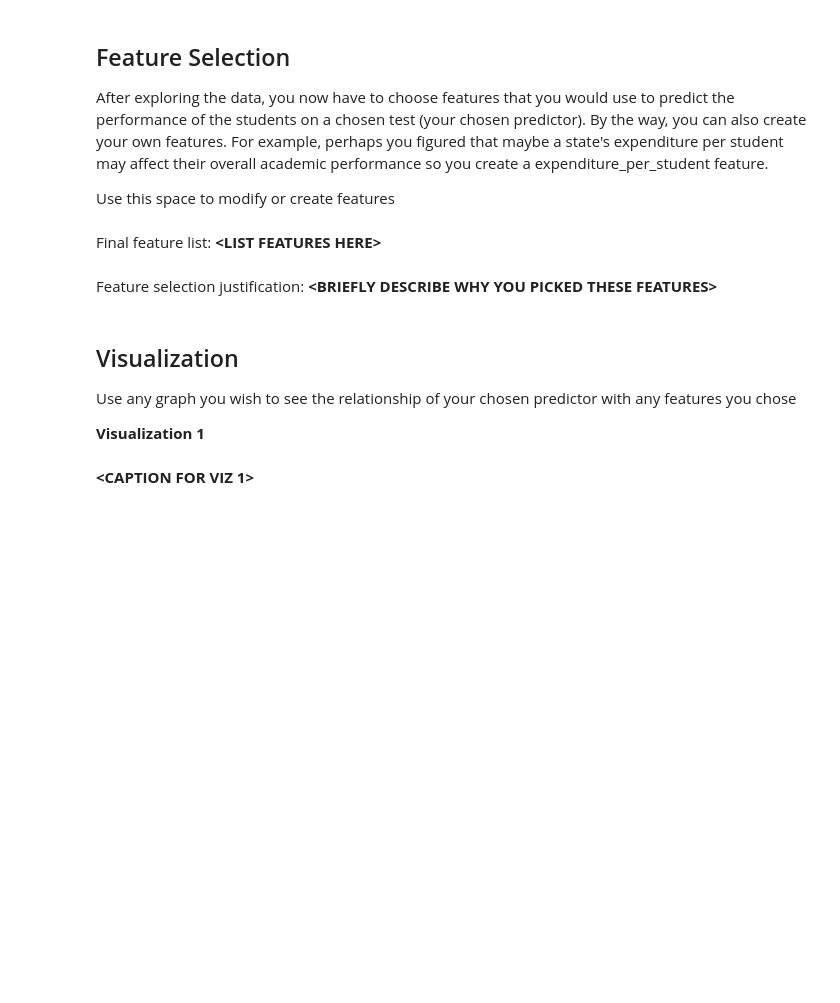
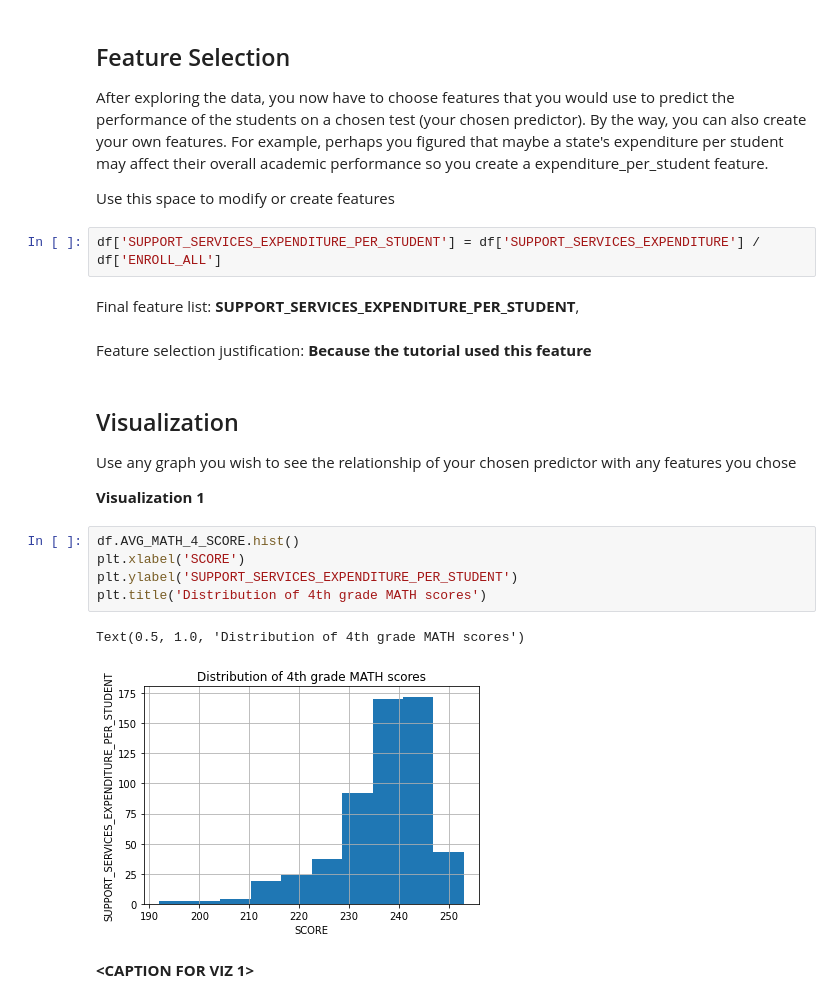
Before and after one commit to nuobeiz/MDST_Club, a Jupyter notebook: checkpoint2/checkpoint2.ipynb, the cells around one changed output. Drawn from its saved outputs; the diff is of its cells as text; blank space fills up the shorter version.

```diff
--- a/checkpoint2/checkpoint2.ipynb
+++ b/checkpoint2/checkpoint2.ipynb
@@ -131,16 +159,26 @@ print(max(df["AVG_MATH_4_SCORE"]))
 After exploring the data, you now have to choose features that you would use to predict the performance of the students on a chosen test (your chosen predictor). By the way, you can also create your own features. For example, perhaps you figured that maybe a state's expenditure per student may affect their overall academic performance so you create a expenditure_per_student feature.
 
 Use this space to modify or create features
+# %%
+df['SUPPORT_SERVICES_EXPENDITURE_PER_STUDENT'] = df['SUPPORT_SERVICES_EXPENDITURE'] / df['ENROLL_ALL']
 # %% [markdown]
-Final feature list: **<LIST FEATURES HERE\>**
+Final feature list: **SUPPORT_SERVICES_EXPENDITURE_PER_STUDENT**,
-# %% [markdown]
-Feature selection justification: **<BRIEFLY DESCRIBE WHY YOU PICKED THESE FEATURES\>**
+# %% [markdown]
+Feature selection justification: **Because the tutorial used this feature**
 # %% [markdown]
 <h2>Visualization</h2>
 
 Use any graph you wish to see the relationship of your chosen predictor with any features you chose
 
 **Visualization 1**
+# %%
+df.AVG_MATH_4_SCORE.hist()
+plt.xlabel('SCORE')
+plt.ylabel('SUPPORT_SERVICES_EXPENDITURE_PER_STUDENT')
+plt.title('Distribution of 4th grade MATH scores')
+# %% [output]
+Text(0.5, 1.0, 'Distribution of 4th grade MATH scores')
+[figure, added]
 # %% [markdown]
 **<CAPTION FOR VIZ 1>**
 # %% [markdown]
```
Also changed, not shown: parts of 18 cells of this notebook.
